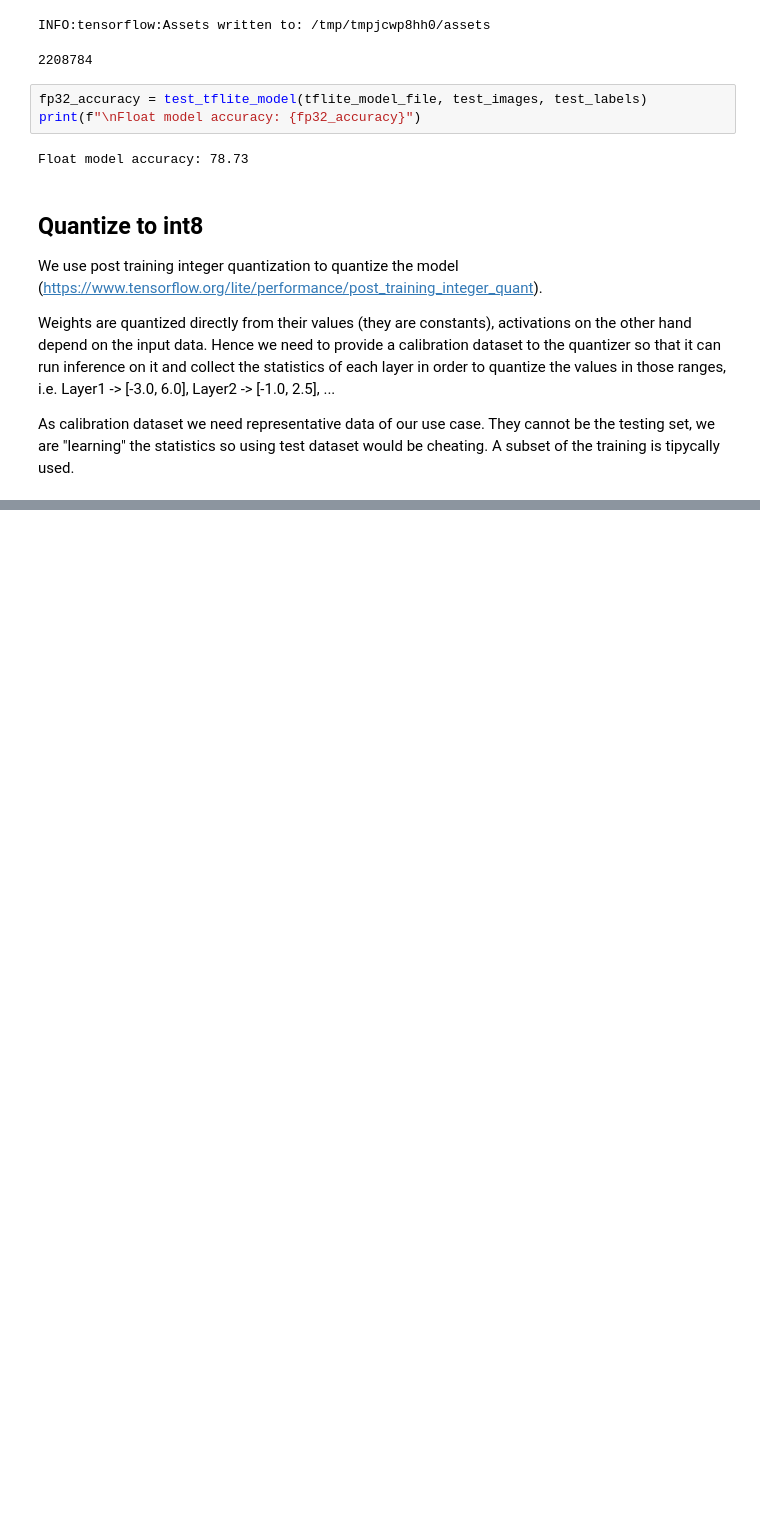
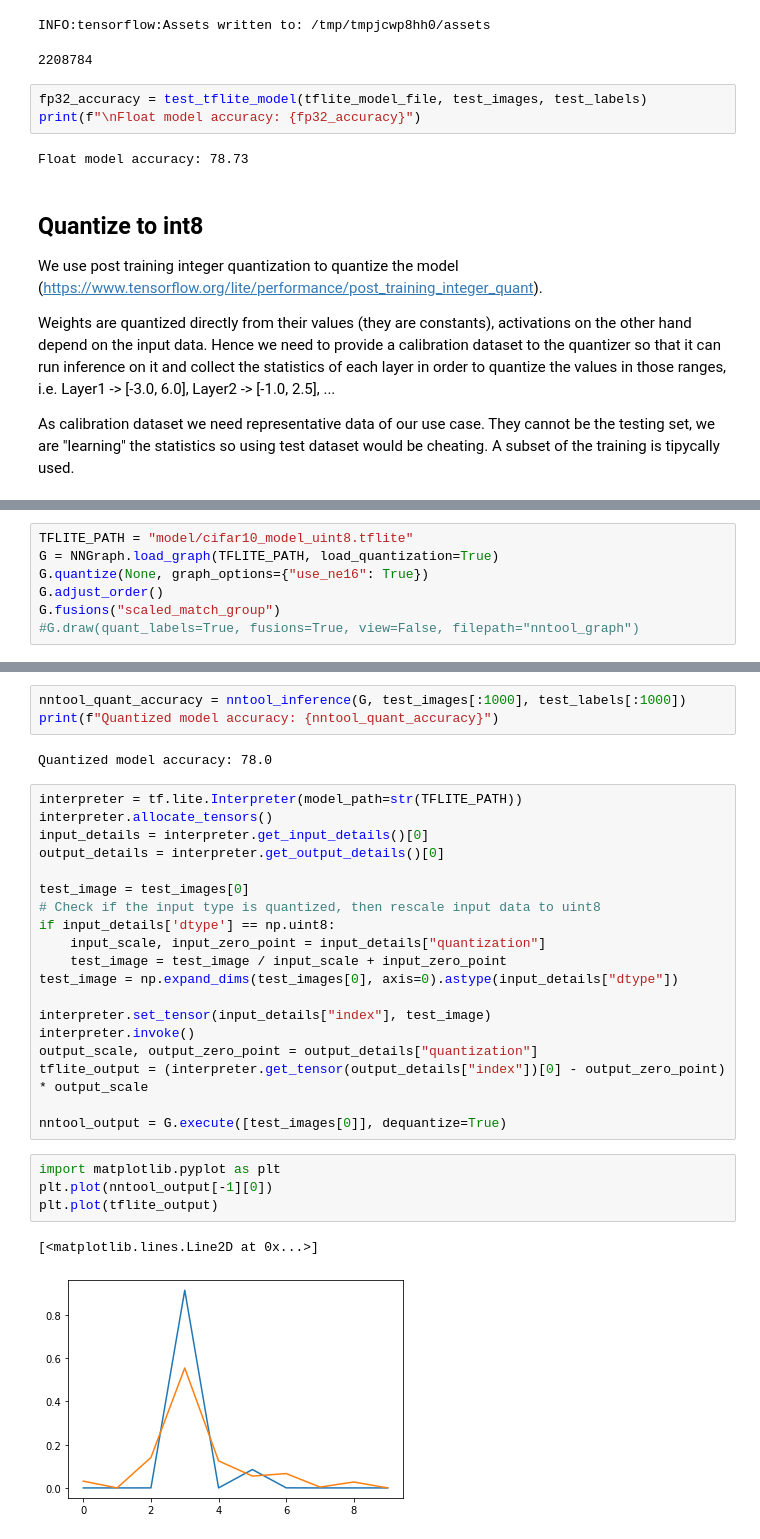
Before and after one commit to GreenWaves-Technologies/cifar10_quant_import, a Jupyter notebook: cifar10_training.ipynb, the cells around one changed output, grey strips where cells are left out. Saved outputs shown, nothing was run; the diff lists cells and outputs as text; blank space fills up the shorter version.

```diff
--- a/cifar10_training.ipynb
+++ b/cifar10_training.ipynb
@@ -290,0 +318,7 @@ Quantized model accuracy: 77.7
+# %%
+TFLITE_PATH = "model/cifar10_model_uint8.tflite"
+G = NNGraph.load_graph(TFLITE_PATH, load_quantization=True)
+G.quantize(None, graph_options={"use_ne16": True})
+G.adjust_order()
+G.fusions("scaled_match_group")
+#G.draw(quant_labels=True, fusions=True, view=False, filepath="nntool_graph")
@@ -290,0 +343,31 @@ Quantized model accuracy: 77.7
+# %%
+nntool_quant_accuracy = nntool_inference(G, test_images[:1000], test_labels[:1000])
+print(f"Quantized model accuracy: {nntool_quant_accuracy}")
+# %% [output]
+Quantized model accuracy: 78.0
+# %%
+interpreter = tf.lite.Interpreter(model_path=str(TFLITE_PATH))
+interpreter.allocate_tensors()
+input_details = interpreter.get_input_details()[0]
+output_details = interpreter.get_output_details()[0]
+
+test_image = test_images[0]
+# Check if the input type is quantized, then rescale input data to uint8
+if input_details['dtype'] == np.uint8:
+    input_scale, input_zero_point = input_details["quantization"]
+    test_image = test_image / input_scale + input_zero_point
+test_image = np.expand_dims(test_images[0], axis=0).astype(input_details["dtype"])
+
+interpreter.set_tensor(input_details["index"], test_image)
+interpreter.invoke()
+output_scale, output_zero_point = output_details["quantization"]
+tflite_output = (interpreter.get_tensor(output_details["index"])[0] - output_zero_point) * output_scale
+
+nntool_output = G.execute([test_images[0]], dequantize=True)
+# %%
+import matplotlib.pyplot as plt
+plt.plot(nntool_output[-1][0])
+plt.plot(tflite_output)
+# %% [output]
+[<matplotlib.lines.Line2D at 0x...>]
+[figure, added]
```
Also changed, not shown: parts of 20 cells of this notebook, 11 other files.
